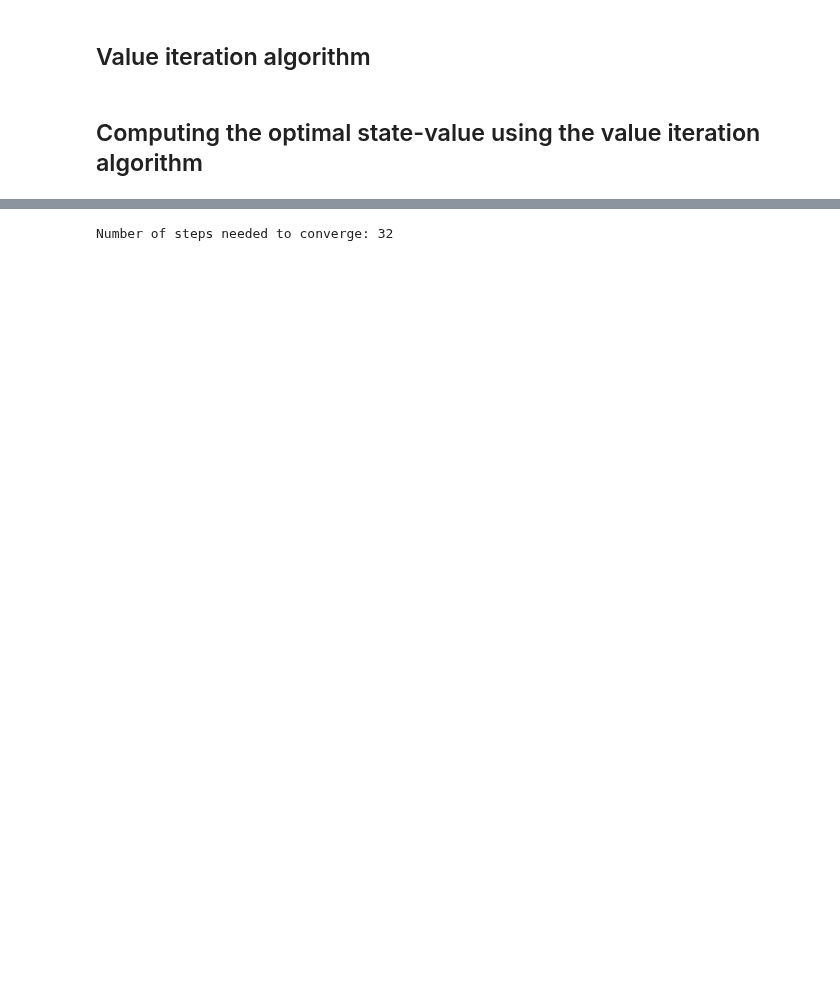
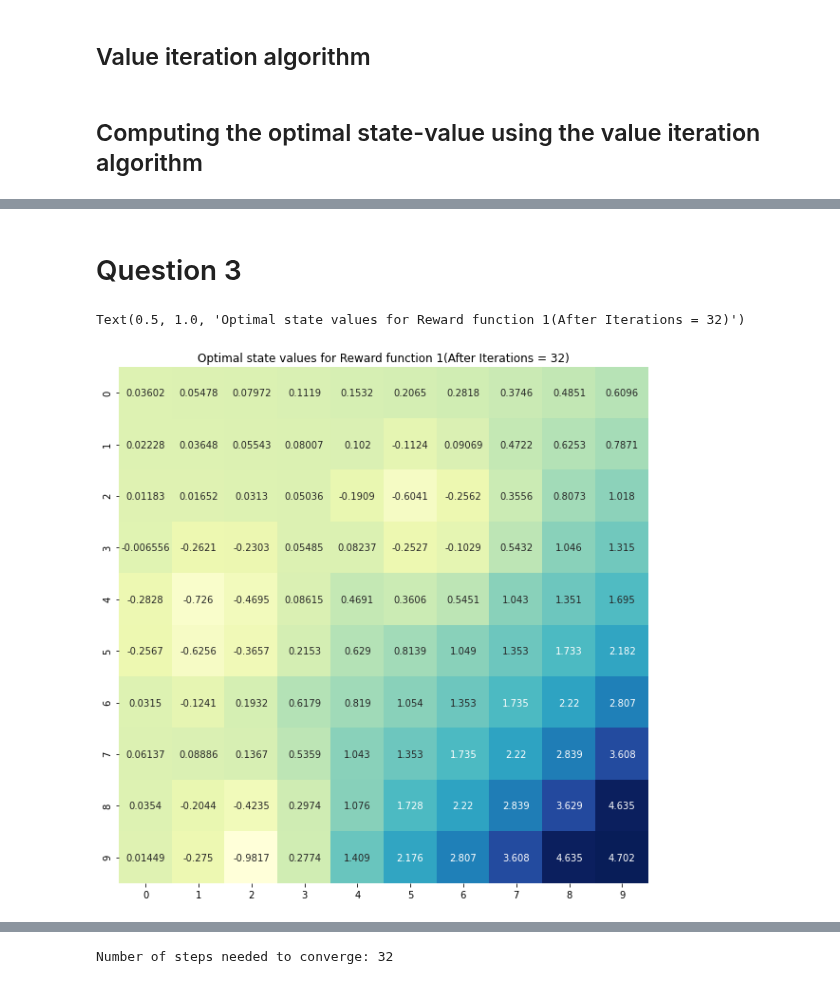
Before and after one commit to morgworth/ece232_team, a Jupyter notebook: Project 3/Anthony Project3.ipynb, the cells around one changed output, grey strips where cells are left out. Saved outputs shown, nothing was run; the diff lists cells and outputs as text; code cells hidden in the pictures; blank space fills up the shorter version.

```diff
--- a/Project 3/Anthony Project3.ipynb
+++ b/Project 3/Anthony Project3.ipynb
@@ -181,0 +231,11 @@ def value_iteration_with_intervals(state_space,reward_fnx,P_up, P_down, P_left,
+# %% [markdown]
+# Question 3
+# %%
+# Plotting optimal value
+
+fig, ax = plt.subplots(figsize=(10,10))
+ax = sns.heatmap(state1, annot=True, fmt='.4g', cmap="YlGnBu", cbar=False)
+plt.title("Optimal state values for Reward function 1(After Iterations = 32)")
+# %% [output]
+Text(0.5, 1.0, 'Optimal state values for Reward function 1(After Iterations = 32)')
+[figure, added]
```
Also changed, not shown: parts of 24 cells of this notebook.
